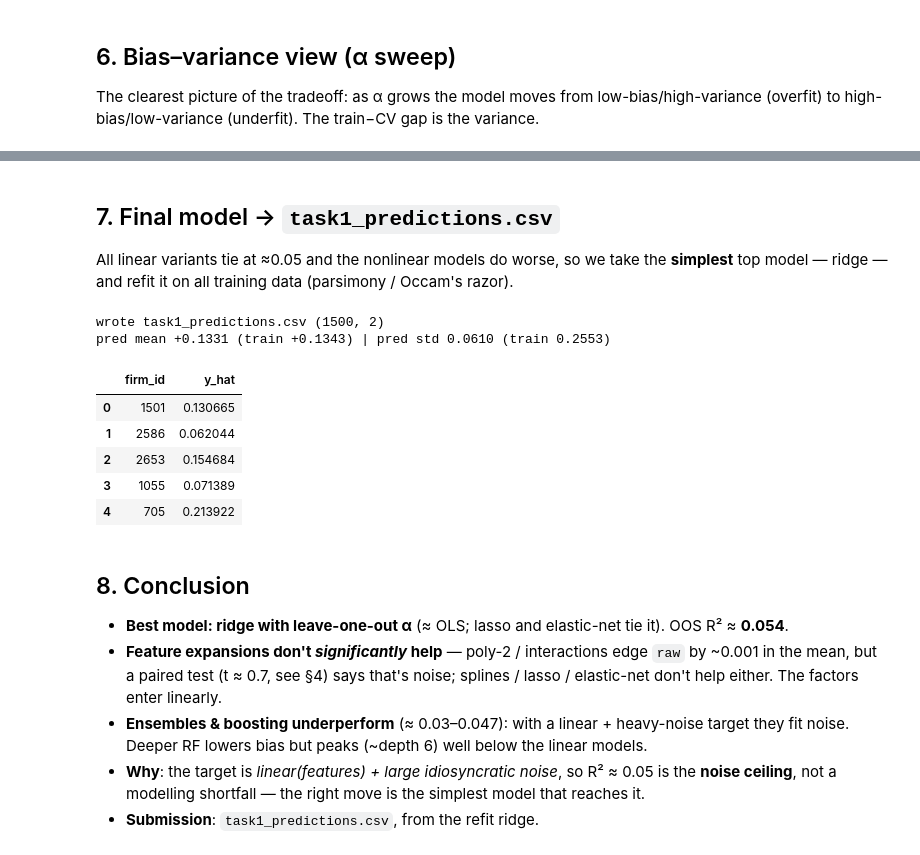
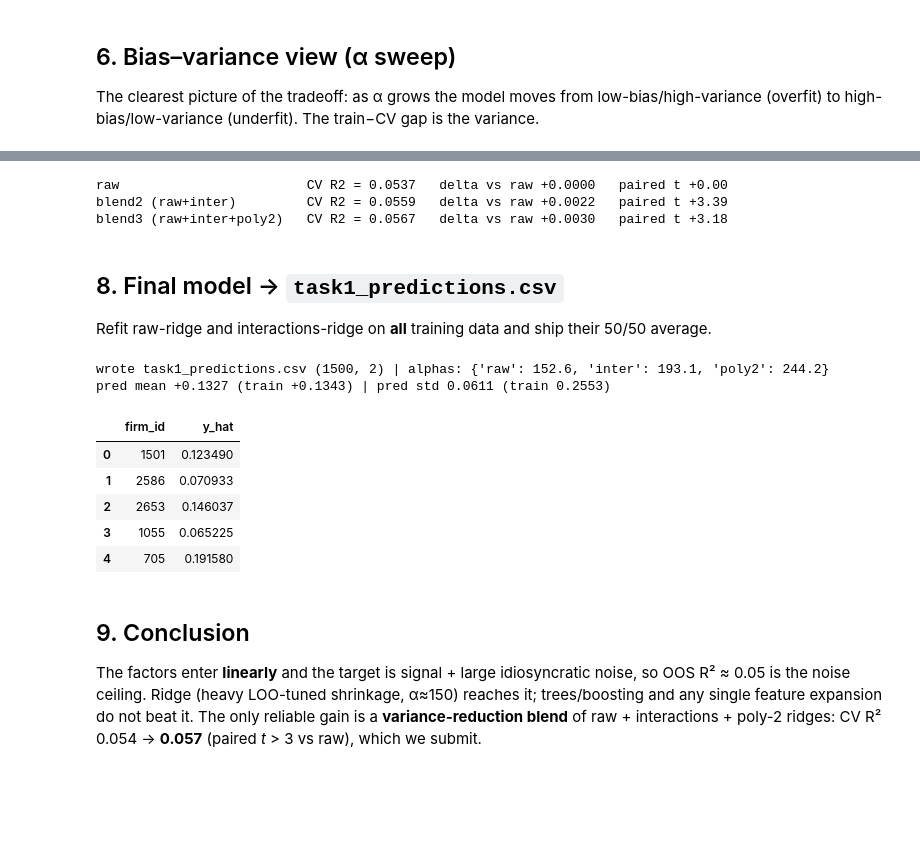
Before and after one commit to rliu4936/mfe230p-ps1, a Jupyter notebook: task1/ps1_task1.ipynb, the cells around one changed output, grey strips where cells are left out. Cells and saved outputs as stored; diff of their text form; code cells hidden in the pictures; blank space fills up the shorter version.

```diff
--- a/task1/ps1_task1.ipynb
+++ b/task1/ps1_task1.ipynb
@@ -24,7 +24,7 @@ from sklearn.model_selection import cross_val_score, cross_validate, RepeatedKFo
 SEED = 0
 np.seterr(all="ignore")   # harmless: RidgeCV's leave-one-out solver emits a divide-by-zero warning
 
-FAST = True               # True = quick CV (5x2) while iterating; set False for final numbers (10x5)
+FAST = False              # final numbers: full repeated 10x5 CV (set True for quick 5x2 while iterating)
 
 train = pd.read_parquet("task1_training_data.parquet")
 test  = pd.read_parquet("task1_testing_data.parquet")
@@ -257,38 +261,58 @@ best CV alpha = 133.35   CV R^2 = +0.0542
+# %%
+# Variance reduction: average linear ridges with different feature bases, on identical folds.
+from sklearn.metrics import r2_score
+exps = {"raw": None,
+        "inter": PolynomialFeatures(degree=2, interaction_only=True, include_bias=False),
+        "poly2": PolynomialFeatures(degree=2, include_bias=False)}
+def _fit(e):
+    return Pipeline([("pre", make_pre(clone(e)) if e is not None else make_pre()),
+                     ("ridge", RidgeCV(alphas=alphas))])
+S = {"raw": [], "blend2 (raw+inter)": [], "blend3 (raw+inter+poly2)": []}
+for tr_i, te_i in cv.split(X):
+    Xtr, Xte, ytr, yte = X.iloc[tr_i], X.iloc[te_i], y.iloc[tr_i], y.iloc[te_i]
+    p = {k: _fit(e).fit(Xtr, ytr).predict(Xte) for k, e in exps.items()}
+    S["raw"].append(r2_score(yte, p["raw"]))
+    S["blend2 (raw+inter)"].append(r2_score(yte, (p["raw"]+p["inter"])/2))
+    S["blend3 (raw+inter+poly2)"].append(r2_score(yte, (p["raw"]+p["inter"]+p["poly2"])/3))
+raw = np.array(S["raw"])
+for k, v in S.items():
+    v = np.array(v); t = 0.0 if k=="raw" else (v-raw).mean()/((v-raw).std(ddof=1)/np.sqrt(len(v)))
+    print(f"{k:<26} CV R2 = {v.mean():.4f}   delta vs raw {v.mean()-raw.mean():+.4f}   paired t {t:+.2f}")
+# %% [output]
+raw                        CV R2 = 0.0537   delta vs raw +0.0000   paired t +0.00
+blend2 (raw+inter)         CV R2 = 0.0559   delta vs raw +0.0022   paired t +3.39
+blend3 (raw+inter+poly2)   CV R2 = 0.0567   delta vs raw +0.0030   paired t +3.18
 # %% [markdown]
-## 7. Final model → `task1_predictions.csv`
+## 8. Final model → `task1_predictions.csv`
 
-All linear variants tie at ≈0.05 and the nonlinear models do worse, so we take the **simplest**
-top model — ridge — and refit it on all training data (parsimony / Occam's razor).
+Refit raw-ridge and interactions-ridge on **all** training data and ship their 50/50 average.
 # %%
-final = Pipeline([("pre", pre), ("ridge", RidgeCV(alphas=alphas))]).fit(X, y)
+# FINAL = equal-weight blend of raw, interactions, and poly-2 ridges (refit on all rows) — best expected OOS R^2
+exps = {"raw": None,
+        "inter": PolynomialFeatures(degree=2, interaction_only=True, include_bias=False),
+        "poly2": PolynomialFeatures(degree=2, include_bias=False)}
+models = {k: Pipeline([("pre", make_pre(clone(e)) if e is not None else make_pre()),
+                       ("ridge", RidgeCV(alphas=alphas))]).fit(X, y) for k, e in exps.items()}
+yhat = np.mean([m.predict(test[NUM + CAT]) for m in models.values()], axis=0)
 
-pred = pd.DataFrame({"firm_id": test["firm_id"], "y_hat": final.predict(test[NUM + CAT])})
+pred = pd.DataFrame({"firm_id": test["firm_id"], "y_hat": yhat})
 pred.to_csv("task1_predictions.csv", index=False)
-
 assert list(pred.columns) == ["firm_id", "y_hat"]
 assert len(pred) == len(test) and pred["firm_id"].is_unique and pred["y_hat"].notna().all()
-print("wrote task1_predictions.csv", pred.shape)
-print(f"pred mean {pred.y_hat.mean():+.4f} (train {y.mean():+.4f}) | "
-      f"pred std {pred.y_hat.std():.4f} (train {y.std():.4f})")
+print("wrote task1_predictions.csv", pred.shape, "| alphas:",
+      {k: round(m.named_steps["ridge"].alpha_,1) for k,m in models.items()})
+print(f"pred mean {pred.y_hat.mean():+.4f} (train {y.mean():+.4f}) | pred std {pred.y_hat.std():.4f} (train {y.std():.4f})")
 pred.head()
 # %% [output]
-wrote task1_predictions.csv (1500, 2)
-pred mean +0.1331 (train +0.1343) | pred std 0.0610 (train 0.2553)
+wrote task1_predictions.csv (1500, 2) | alphas: {'raw': 152.6, 'inter': 193.1, 'poly2': 244.2}
+pred mean +0.1327 (train +0.1343) | pred std 0.0611 (train 0.2553)
 |  | firm_id | y_hat |
-| 0 | 1501 | 0.130665 |
-| 1 | 2586 | 0.062044 |
-| 2 | 2653 | 0.154684 |
-| 3 | 1055 | 0.071389 |
-| 4 | 705 | 0.213922 |
+| 0 | 1501 | 0.123490 |
+| 1 | 2586 | 0.070933 |
+| 2 | 2653 | 0.146037 |
+| 3 | 1055 | 0.065225 |
+| 4 | 705 | 0.191580 |
 # %% [markdown]
-## 8. Conclusion
+## 9. Conclusion
 
-- **Best model: ridge with leave-one-out α** (≈ OLS; lasso and elastic-net tie it). OOS R² ≈ **0.054**.
-- **Feature expansions don't *significantly* help** — poly-2 / interactions edge `raw` by ~0.001 in the
-  mean, but a paired test (t ≈ 0.7, see §4) says that's noise; splines / lasso / elastic-net don't help
-  either. The factors enter linearly.
-- **Ensembles & boosting underperform** (≈ 0.03–0.047): with a linear + heavy-noise target they fit
-  noise. Deeper RF lowers bias but peaks (~depth 6) well below the linear models.
-- **Why**: the target is *linear(features) + large idiosyncratic noise*, so R² ≈ 0.05 is the **noise
-  ceiling**, not a modelling shortfall — the right move is the simplest model that reaches it.
-- **Submission**: `task1_predictions.csv`, from the refit ridge.
+The factors enter **linearly** and the target is signal + large idiosyncratic noise, so OOS R² ≈ 0.05 is the noise ceiling. Ridge (heavy LOO-tuned shrinkage, α≈150) reaches it; trees/boosting and any single feature expansion do not beat it. The only reliable gain is a **variance-reduction blend** of raw + interactions + poly-2 ridges: CV R² 0.054 → **0.057** (paired *t* > 3 vs raw), which we submit.
```
Also changed, not shown: parts of 8 cells of this notebook, 3 other files.
